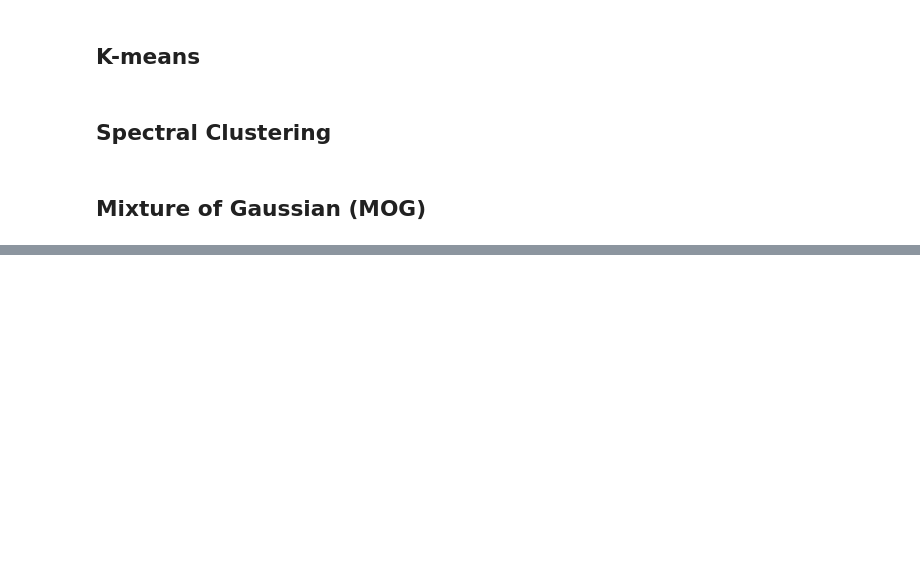
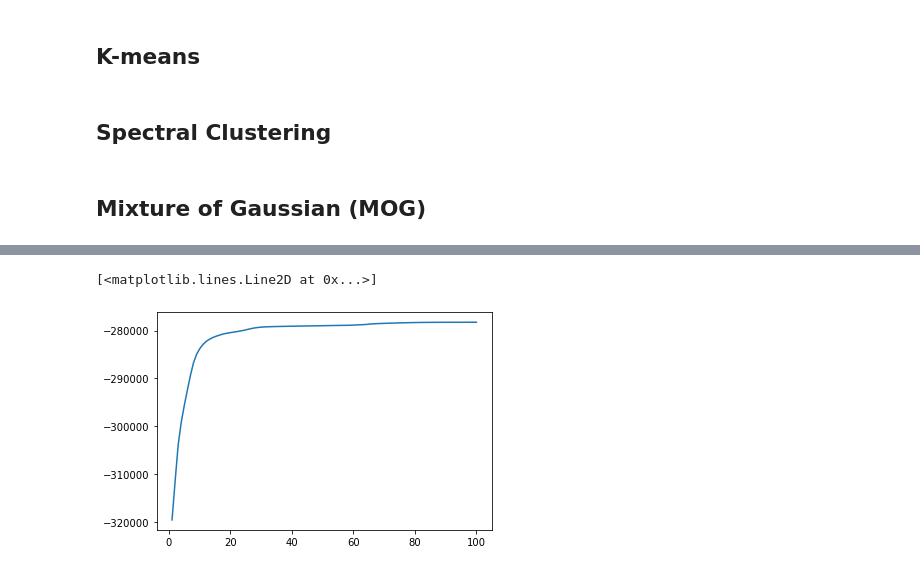
Before and after one commit to mikeheheda/FIFA-Player-Clustering, a Jupyter notebook: 118B Final Project.ipynb, the cells around one changed output, grey strips where cells are left out. Drawn from its saved outputs; the diff is of its cells as text; code cells hidden in the pictures; blank space fills up the shorter version.

```diff
--- a/118B Final Project.ipynb
+++ b/118B Final Project.ipynb
@@ -423,0 +502,38 @@ The "palyer_postions" column in df_cleaned is the position variable.
+# %%
+# loglikelihood
+def loglikelihood(K,X,u,sigma,pi):
+    row, col = X.shape
+    num = 0
+    for i in range(row):
+        temp = np.sum([pi[k]*multivariate_normal.pdf(X[i],u[k],sigma[k]) for k in range(K)])
+        temp = np.log(temp)
+        num += temp
+    return num
+# %%
+logli = 0
+oldlogli = 1
+# %%
+### Main Cell
+
+np.random.seed(42)
+
+u = np.random.rand(14,15)
+sigma = [np.identity(15)*10 for i in range(14)]
+pi = np.random.rand(14)
+gamma = [np.zeros(14) for i in range(len(pca_data))]
+row, col = pca_data.shape
+logl = []
+
+# do 100 iteration
+count = 0
+while count < 100:
+    oldlogli = logli
+    E_Step(14,pca_data,u,sigma,pi)
+    M_Step(14,pca_data,u,sigma,pi)
+    logli = loglikelihood(14,pca_data,u,sigma,pi)
+    print(logli)
+    logl.append(logli)
+    # Normalize Gamma
+    for i in range(row):
+        gamma[i] = gamma[i]/np.sum(gamma[i])
+    count+=1
@@ -423,0 +558,5 @@ The "palyer_postions" column in df_cleaned is the position variable.
+# %%
+plt.plot(np.linspace(1,100,100),logl)
+# %% [output]
+[<matplotlib.lines.Line2D at 0x...>]
+[figure, added]
```
Also changed, not shown: parts of 25 cells of this notebook.
